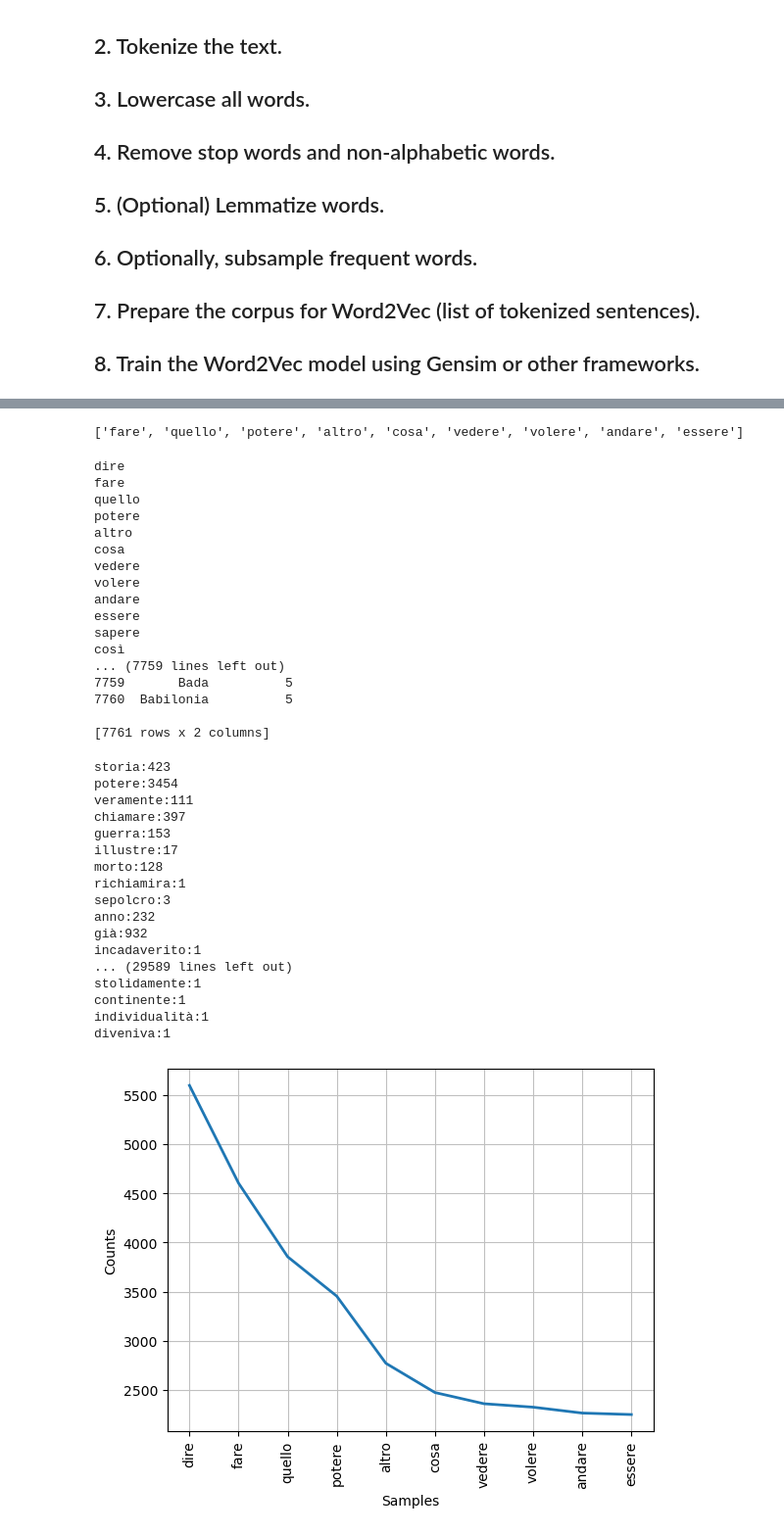
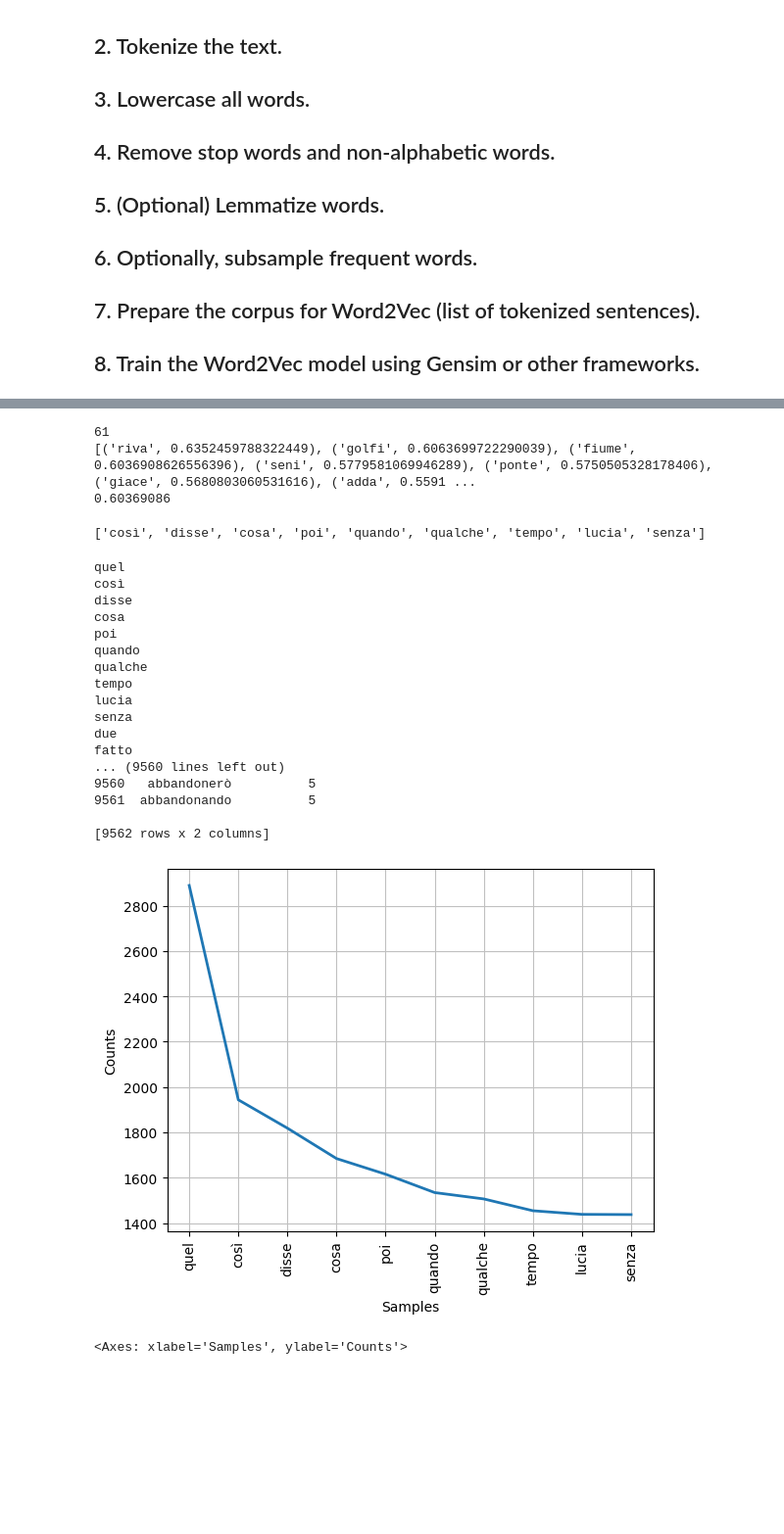
Before and after one commit to AngeloCarugati/MyRepo1, a Jupyter notebook: esempi/Progetto2-1.ipynb, the cells around one changed output, grey strips where cells are left out. Shown at 98% size. Cells and saved outputs as stored; diff of their text form; code cells hidden in the pictures; blank space fills up the shorter version.

```diff
--- a/esempi/Progetto2-1.ipynb
+++ b/esempi/Progetto2-1.ipynb
@@ -25,7 +25,7 @@ nlp = spacy.load("it_core_news_sm")
 
 import pandas as pd
 # %%
-with open(r"C:\Users\ACARUGAT\Documents\Varie\Testi\Letteratura\Corpus.txt", "r", encoding="utf-8") as file:
+with open(r"/home/acarugat/MyRepo1/Testi/Manzoni/Corpus.txt", "r", encoding="utf-8") as file:
     corpus = file.readlines()
 # %%
 tokenized_corpus = [word_tokenize(sentence.lower()) for sentence in corpus]
@@ -82,6 +90,10 @@ model = Word2Vec(sentences=lemmatized_corpus, vector_size=100, window=5, min_cou
 print (model.wv.get_vecattr("lago", "count"))
 print (model.wv.most_similar("lago"))
 print (model.wv.similarity("lago", "fiume"))
+# %% [output]
+61
+[('riva', 0.6352459788322449), ('golfi', 0.6063699722290039), ('fiume', 0.6036908626556396), ('seni', 0.5779581069946289), ('ponte', 0.5750505328178406), ('giace', 0.5680803060531616), ('adda', 0.5591 ...
+0.60369086
 # %%
 from itertools import chain
 
@@ -95,7 +107,7 @@ parole_presenti = list(set(flattened_corpus))
 tokens_unici= list(model.wv.index_to_key)
 print (tokens_unici[1:10])
 # %% [output]
-['fare', 'quello', 'potere', 'altro', 'cosa', 'vedere', 'volere', 'andare', 'essere']
+['così', 'disse', 'cosa', 'poi', 'quando', 'qualche', 'tempo', 'lucia', 'senza']
 # %%
 tabella = []
 for parola in tokens_unici:
@@ -103,46 +115,27 @@ for parola in tokens_unici:
     c=model.wv.get_vecattr(parola,"count")
     tabella.append({"Parola":parola, "Frequenza":c})
 df=pd.DataFrame(tabella)
-print (df.sort_values(by=["Frequenza", "Parola"], ascending=False, ignore_index=True))
 # %% [output]
-dire
-fare
-quello
-potere
-altro
+quel
+così
+disse
 cosa
-vedere
-volere
-andare
-essere
-sapere
-così
-... (7759 lines left out)
-7759       Bada          5
-7760  Babilonia          5
+poi
+quando
+qualche
+tempo
+lucia
+senza
+due
+fatto
+... (9560 lines left out)
+9560   abbandonerò          5
+9561  abbandonando          5
 
-[7761 rows x 2 columns]
+[9562 rows x 2 columns]
 # %%
 freq_dist=nltk.FreqDist(flattened_corpus)
 freq_dist.plot(10, cumulative=False)
-for k,v in freq_dist.items():
-    print (str(k) + ':' + str (v))
 # %% [output]
+[figure, new version]
-storia:423
-potere:3454
-veramente:111
-chiamare:397
-guerra:153
-illustre:17
-morto:128
-richiamira:1
-sepolcro:3
-anno:232
-già:932
-incadaverito:1
-... (29589 lines left out)
-stolidamente:1
-continente:1
-individualità:1
-diveniva:1
+<Axes: xlabel='Samples', ylabel='Counts'>
-[figure, old version]
```
Also changed, not shown: parts of 4 cells of this notebook, 2 other files.
